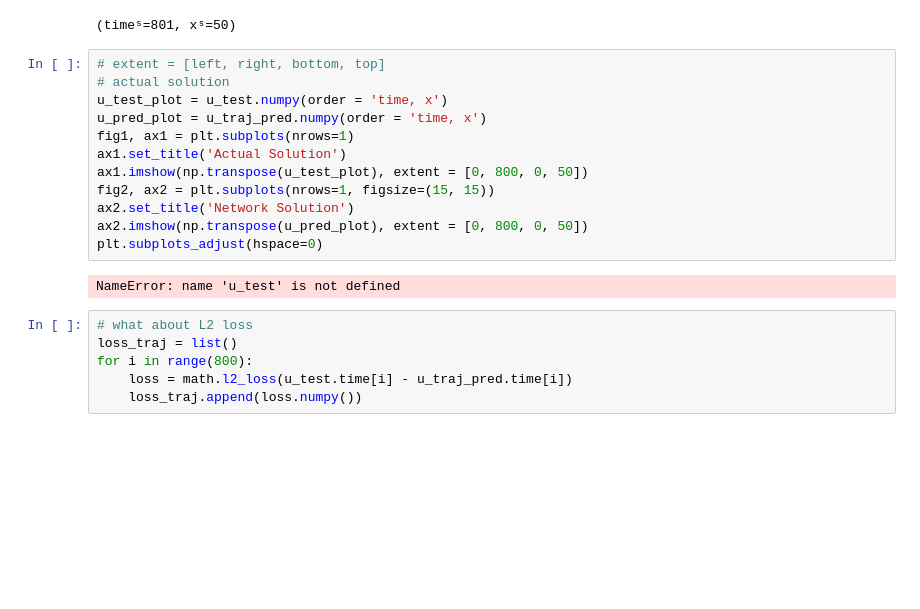
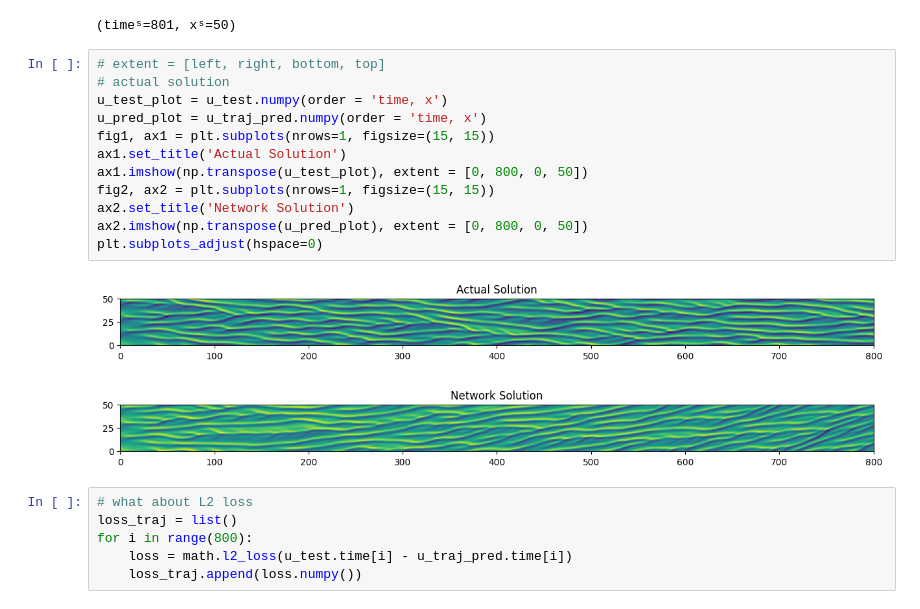
Before and after one commit to Stargazer1998/adv_dl_physics, a Jupyter notebook: exercise-10/exercise-10.ipynb, the cells around one changed output. Cells and saved outputs as stored; diff of their text form; blank space fills up the shorter version.

```diff
--- a/exercise-10/exercise-10.ipynb
+++ b/exercise-10/exercise-10.ipynb
@@ -267,17 +278,18 @@ shape of initial point: (xˢ=50)
 # %%
 # extent = [left, right, bottom, top]
 # actual solution
 u_test_plot = u_test.numpy(order = 'time, x')
 u_pred_plot = u_traj_pred.numpy(order = 'time, x')
-fig1, ax1 = plt.subplots(nrows=1)
+fig1, ax1 = plt.subplots(nrows=1, figsize=(15, 15))
 ax1.set_title('Actual Solution')
 ax1.imshow(np.transpose(u_test_plot), extent = [0, 800, 0, 50])
 fig2, ax2 = plt.subplots(nrows=1, figsize=(15, 15))
 ax2.set_title('Network Solution')
 ax2.imshow(np.transpose(u_pred_plot), extent = [0, 800, 0, 50])
 plt.subplots_adjust(hspace=0)
 # %% [output]
-NameError: name 'u_test' is not defined
+[figure, added]
+[figure, added]
 # %%
 # what about L2 loss
 loss_traj = list()
```
Also changed, not shown: parts of 4 cells of this notebook.
